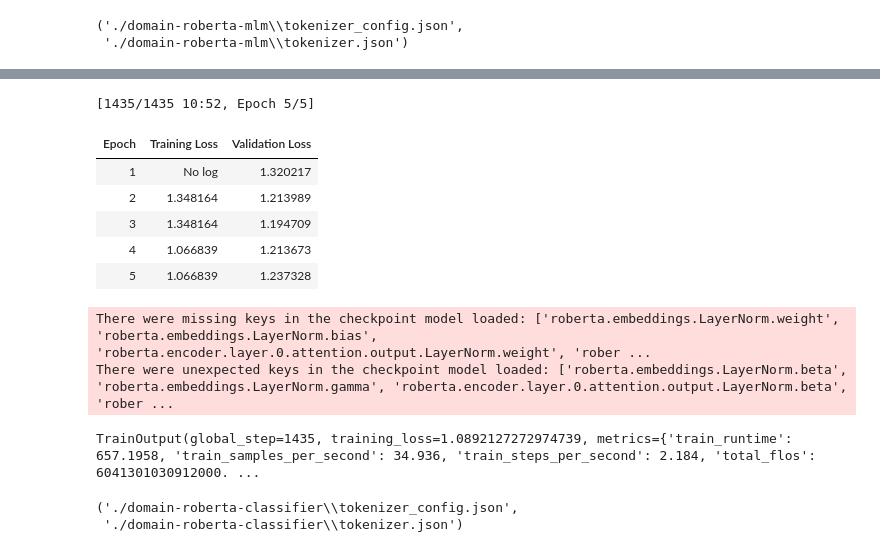
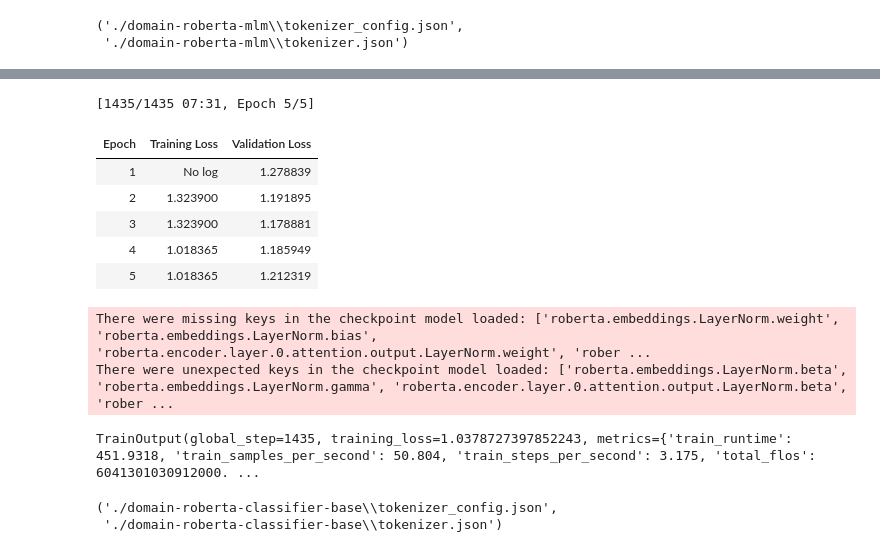
Before and after one commit to AhmedAlrashid/news-bias-classifier, a Jupyter notebook: roberta.ipynb, the cells around one changed output, grey strips where cells are left out. Saved outputs shown, nothing was run; the diff lists cells and outputs as text; code cells hidden in the pictures.

Commit message:
Cleaned up, added roberta with and without pretraining, add confusion matrix

```diff
--- a/roberta.ipynb
+++ b/roberta.ipynb
@@ -117,0 +144,5 @@ tokenized_classifier_dataset = tokenized_classifier_dataset.rename_column('bias'
+# %%
+# Load base model
+roberta_model_classifier_with_base = RobertaForSequenceClassification.from_pretrained('roberta-base', num_labels=7).to('cuda')
+# IMPORTANT, reassign roberta_tokenizer so tokenize function uses the correct tokenizer
+roberta_tokenizer = RobertaTokenizer.from_pretrained('roberta-base')
@@ -141,6 +197,7 @@ DatasetDict({
 # %%
-training_args = TrainingArguments(
-    output_dir='./domain-roberta-classifier',
+# Parameters used for trainer
+training_args_base = TrainingArguments(
+    output_dir='./domain-roberta-classifier-base',
     save_strategy='epoch',
     eval_strategy='epoch',
     load_best_model_at_end=True,
@@ -150,29 +207,29 @@ training_args = TrainingArguments(
     per_device_eval_batch_size=16,
     learning_rate=2e-5,
     fp16=True
-)  # Parameters used for trainer
+)
 
-trainer = Trainer(model=roberta_model_classifier,
-                  args=training_args,
+trainer_base = Trainer(model=roberta_model_classifier_with_base,
+                  args=training_args_base,
                   train_dataset=tokenized_classifier_dataset['train'],
                   eval_dataset=tokenized_classifier_dataset['validation'])
 # %%
-trainer.train() # Training
+trainer_base.train() # Training
 # %% [output]
-[1435/1435 10:52, Epoch 5/5]
+[1435/1435 07:31, Epoch 5/5]
 | Epoch | Training Loss | Validation Loss |
-| 1 | No log | 1.320217 |
-| 2 | 1.348164 | 1.213989 |
-| 3 | 1.348164 | 1.194709 |
-| 4 | 1.066839 | 1.213673 |
-| 5 | 1.066839 | 1.237328 |
+| 1 | No log | 1.278839 |
+| 2 | 1.323900 | 1.191895 |
+| 3 | 1.323900 | 1.178881 |
+| 4 | 1.018365 | 1.185949 |
+| 5 | 1.018365 | 1.212319 |
 There were missing keys in the checkpoint model loaded: ['roberta.embeddings.LayerNorm.weight', 'roberta.embeddings.LayerNorm.bias', 'roberta.encoder.layer.0.attention.output.LayerNorm.weight', 'rober ...
 There were unexpected keys in the checkpoint model loaded: ['roberta.embeddings.LayerNorm.beta', 'roberta.embeddings.LayerNorm.gamma', 'roberta.encoder.layer.0.attention.output.LayerNorm.beta', 'rober ...
-TrainOutput(global_step=1435, training_loss=1.0892127272974739, metrics={'train_runtime': 657.1958, 'train_samples_per_second': 34.936, 'train_steps_per_second': 2.184, 'total_flos': 6041301030912000. ...
+TrainOutput(global_step=1435, training_loss=1.0378727397852243, metrics={'train_runtime': 451.9318, 'train_samples_per_second': 50.804, 'train_steps_per_second': 3.175, 'total_flos': 6041301030912000. ...
 # %%
 # Saving model
-roberta_model_classifier.save_pretrained('./domain-roberta-classifier')
-roberta_tokenizer.save_pretrained('./domain-roberta-classifier')
+roberta_model_classifier_with_base.save_pretrained('./domain-roberta-classifier-base')
+roberta_tokenizer.save_pretrained('./domain-roberta-classifier-base')
 # %% [output]
-('./domain-roberta-classifier\\tokenizer_config.json',
- './domain-roberta-classifier\\tokenizer.json')
+('./domain-roberta-classifier-base\\tokenizer_config.json',
+ './domain-roberta-classifier-base\\tokenizer.json')
```
Also changed, not shown: parts of 36 cells of this notebook, 1 other file.
